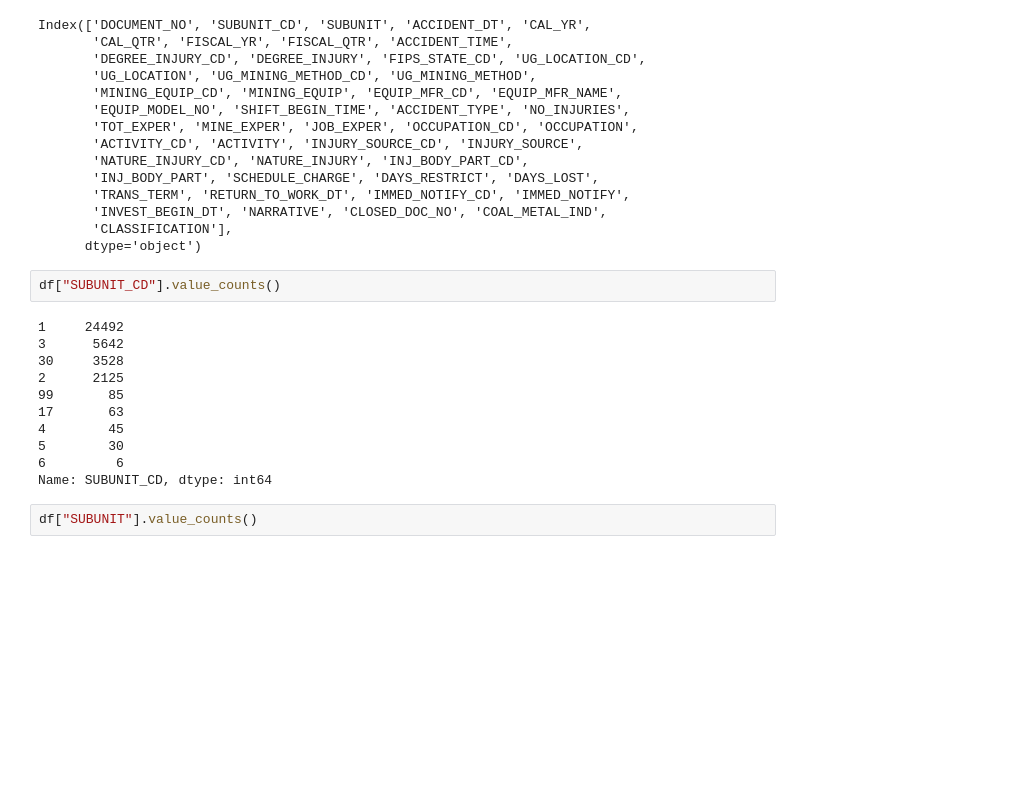
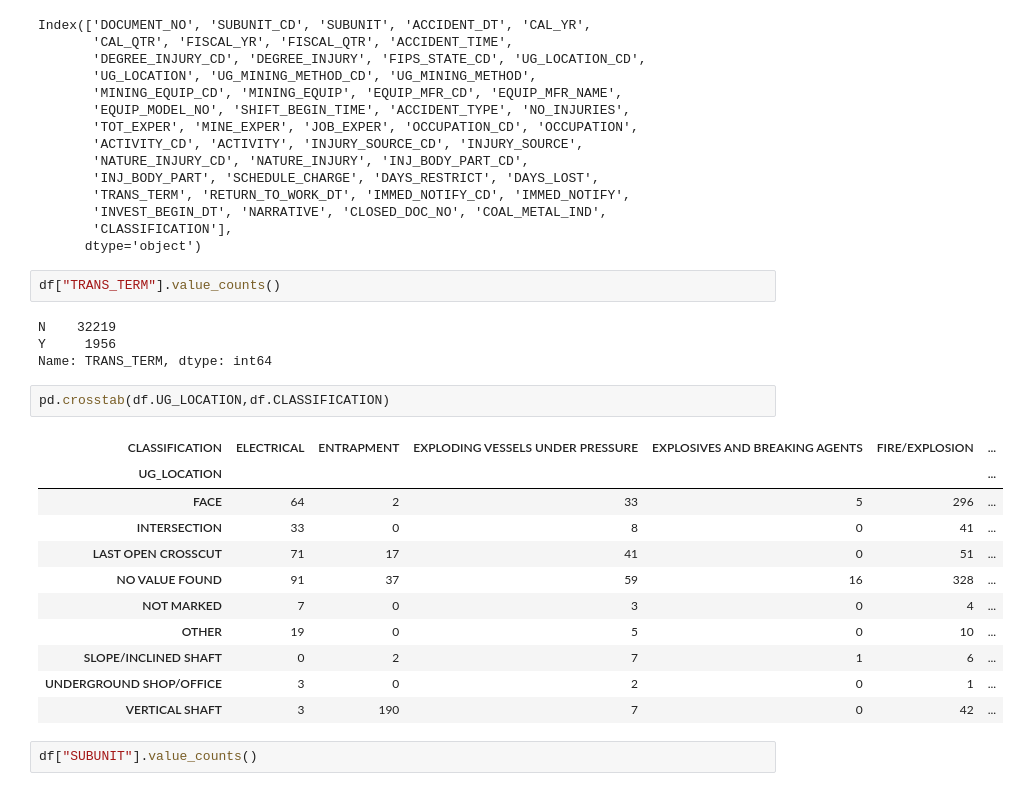
Before and after one commit to SrijanWMXJ/Trilytic, a Jupyter notebook: iim_draft.ipynb, the cells around one changed output. Drawn from its saved outputs; the diff is of its cells as text; blank space fills up the shorter version.

```diff
--- a/iim_draft.ipynb
+++ b/iim_draft.ipynb
@@ -304,18 +304,25 @@ Index(['DOCUMENT_NO', 'SUBUNIT_CD', 'SUBUNIT', 'ACCIDENT_DT', 'CAL_YR',
        'CLASSIFICATION'],
       dtype='object')
 # %%
-df["SUBUNIT_CD"].value_counts()
+df["TRANS_TERM"].value_counts()
 # %% [output]
-1     24492
-3      5642
-30     3528
-2      2125
-99       85
-17       63
-4        45
-5        30
-6         6
-Name: SUBUNIT_CD, dtype: int64
+N    32219
+Y     1956
+Name: TRANS_TERM, dtype: int64
+# %%
+pd.crosstab(df.UG_LOCATION,df.CLASSIFICATION)
+# %% [output]
+| CLASSIFICATION | ELECTRICAL | ENTRAPMENT | EXPLODING VESSELS UNDER PRESSURE | EXPLOSIVES AND BREAKING AGENTS | FIRE/EXPLOSION | ... |
+| UG_LOCATION |  |  |  |  |  | ... |
+| FACE | 64 | 2 | 33 | 5 | 296 | ... |
+| INTERSECTION | 33 | 0 | 8 | 0 | 41 | ... |
+| LAST OPEN CROSSCUT | 71 | 17 | 41 | 0 | 51 | ... |
+| NO VALUE FOUND | 91 | 37 | 59 | 16 | 328 | ... |
+| NOT MARKED | 7 | 0 | 3 | 0 | 4 | ... |
+| OTHER | 19 | 0 | 5 | 0 | 10 | ... |
+| SLOPE/INCLINED SHAFT | 0 | 2 | 7 | 1 | 6 | ... |
+| UNDERGROUND SHOP/OFFICE | 3 | 0 | 2 | 0 | 1 | ... |
+| VERTICAL SHAFT | 3 | 190 | 7 | 0 | 42 | ... |
 # %%
 df["SUBUNIT"].value_counts()
 # %% [output]
```
Also changed, not shown: parts of 2 cells of this notebook, 1 other file.
